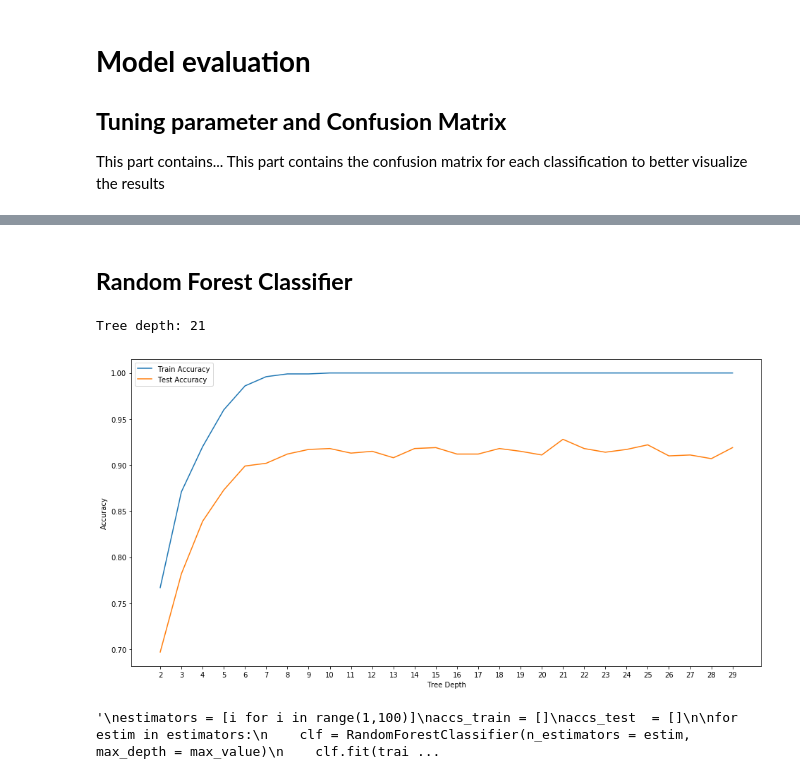
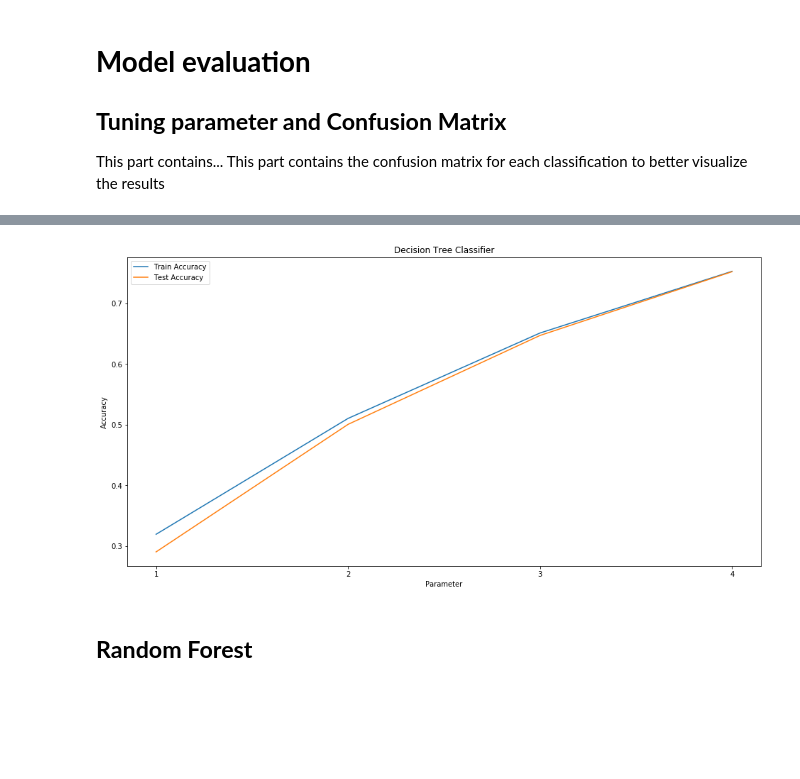
Before and after one commit to fernandolucasaa/Dice-Identification, a Jupyter notebook: main.ipynb, the cells around one changed output, grey strips where cells are left out. Saved outputs shown, nothing was run; the diff lists cells and outputs as text; code cells hidden in the pictures; blank space fills up the shorter version.

```diff
--- a/main.ipynb
+++ b/main.ipynb
@@ -524,65 +543,6 @@ plt.show()
+# %%
+tuning_parameter(1, 5, 10000, 2)
+# %% [output]
+[figure, added]
 # %% [markdown]
-## **Random Forest Classifier**
+## **Random Forest**
-# %%
-import matplotlib.pyplot as plt
-
-# Model training and accuracy computation for different maximum_depth parameters
-tree_depth = [i for i in range(2, 30)]
-accs_train = []
-accs_test  = []
-
-train_x = img_train[:1000]
-train_y = labels_train[:1000]
-
-test_x = img_test[:1000]
-test_y = labels_test[:1000]
-
-#img_test2, labels_test2 = read_test()
-
-for depth in tree_depth:
-    clf = RandomForestClassifier(n_estimators = 100, max_depth = depth)
-    clf.fit(train_x, train_y)
-    accs_train.append(clf.score(train_x, train_y))
-    accs_test.append(clf.score(test_x, test_y))
-
-max_value = tree_depth[np.argmax(accs_test)]
-print("Tree depth: " + str(max_value))
-
-
-plt.figure(figsize=(16, 8))
-# Draw accuracies as a function of the depth for both trainin and testing sets
-plt.plot(tree_depth, accs_train, label = 'Train Accuracy')
-plt.plot(tree_depth, accs_test,  label = 'Test Accuracy')
-plt.ylabel('Accuracy')
-plt.xlabel('Tree Depth')
-plt.legend()
-plt.xticks(tree_depth)
-plt.show()
-
-'''
-estimators = [i for i in range(1,100)]
-accs_train = []
-accs_test  = []
-
-for estim in estimators:
-    clf = RandomForestClassifier(n_estimators = estim, max_depth = max_value)
-    clf.fit(train_x, train_y)
-    accs_train.append(clf.score(train_x, train_y))
-    accs_test.append(clf.score(test_x, test_y))
-
-print("Nº estimators: " + str(estimators[np.argmax(accs_test)]))
-
-plt.figure(figsize=(16, 8))
-# Draw accuracies as a function of the depth for both trainin and testing sets
-plt.plot(estimators, accs_train, label = 'Train Accuracy')
-plt.plot(estimators, accs_test,  label = 'Test Accuracy')
-plt.ylabel('Accuracy')
-plt.xlabel('N trees')
-plt.legend()
-plt.xticks(estimators)
-plt.show()
-'''
-# %% [output]
-Tree depth: 21
-[figure, removed]
-'\nestimators = [i for i in range(1,100)]\naccs_train = []\naccs_test  = []\n\nfor estim in estimators:\n    clf = RandomForestClassifier(n_estimators = estim, max_depth = max_value)\n    clf.fit(trai ...
```
Also changed, not shown: parts of 37 cells of this notebook, 16 other files.
